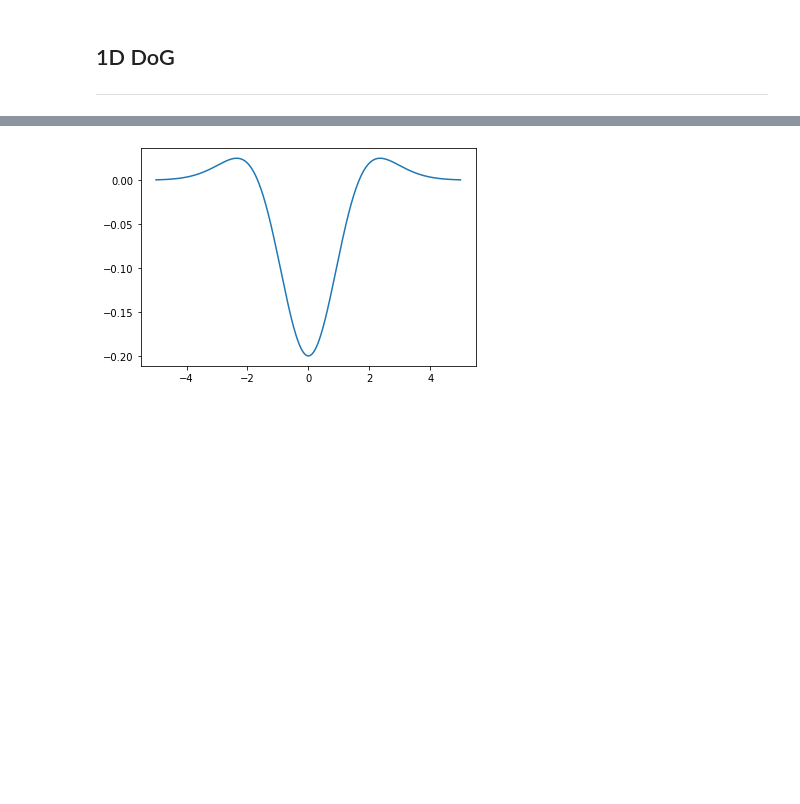
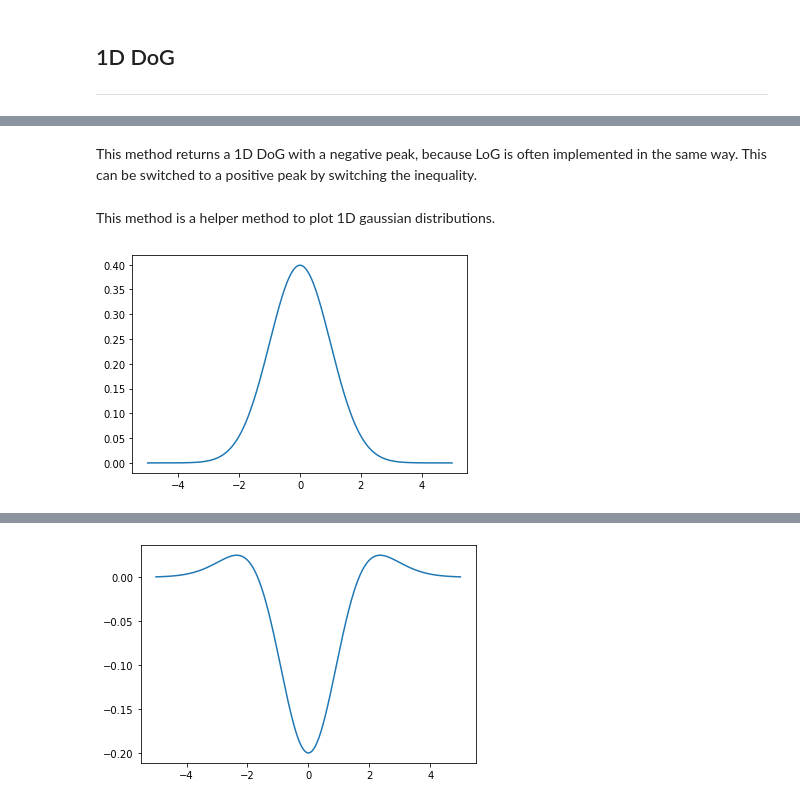
Before and after one commit to EthanWadsworth/TR_CV_Notes, a Jupyter notebook: Image_Processing/Difference_Of_Gaussians.ipynb, the cells around one changed output, grey strips where cells are left out. Cells and saved outputs as stored; diff of their text form; code cells hidden in the pictures; blank space fills up the shorter version.

```diff
--- a/Image_Processing/Difference_Of_Gaussians.ipynb
+++ b/Image_Processing/Difference_Of_Gaussians.ipynb
@@ -27,8 +30,12 @@ print(res.max(), res2.max())
+# %% [markdown]
+This method returns a 1D DoG with a negative peak, because LoG is often implemented in the same way. This can be switched to a positive peak by switching the inequality.
 # %%
 def DoG_1d(x_range, mean, sigma1, sigma2):
     if sigma1 > sigma2:
         return gauss_1d(x_range, mean, sigma1) - gauss_1d(x_range, mean, sigma2)
     return gauss_1d(x_range, mean, sigma2) - gauss_1d(x_range, mean, sigma1)
+# %% [markdown]
+This method is a helper method to plot 1D gaussian distributions.
 # %%
 def plot_gauss_1d(points):
     x_range = len(points) * 0.01/2
@@ -36,4 +43,10 @@ def plot_gauss_1d(points):
     plt.plot(x, points)
     plt.show()
 # %%
+g1 = gauss_1d(5, 0, 1)
+g2 = gauss_1d(5, 0, 2)
 combined = DoG_1d(5, 0, 1, 2)
+# %%
+plot_gauss_1d(g1)
+# %% [output]
+[figure, added]
```
Also changed, not shown: parts of 16 cells of this notebook.
